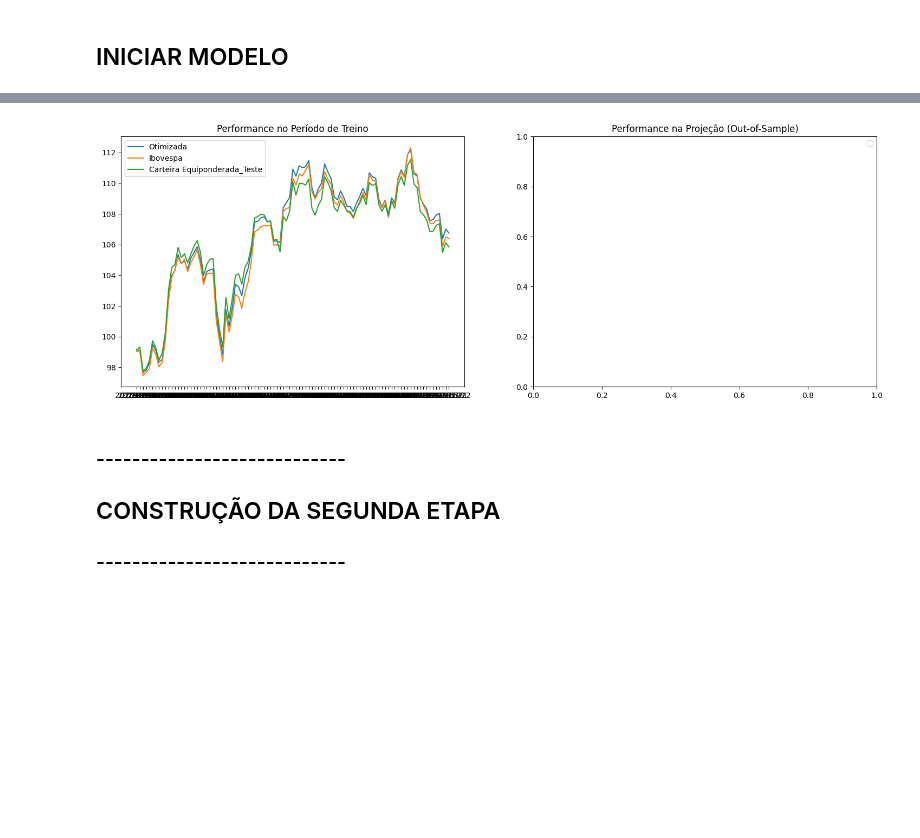
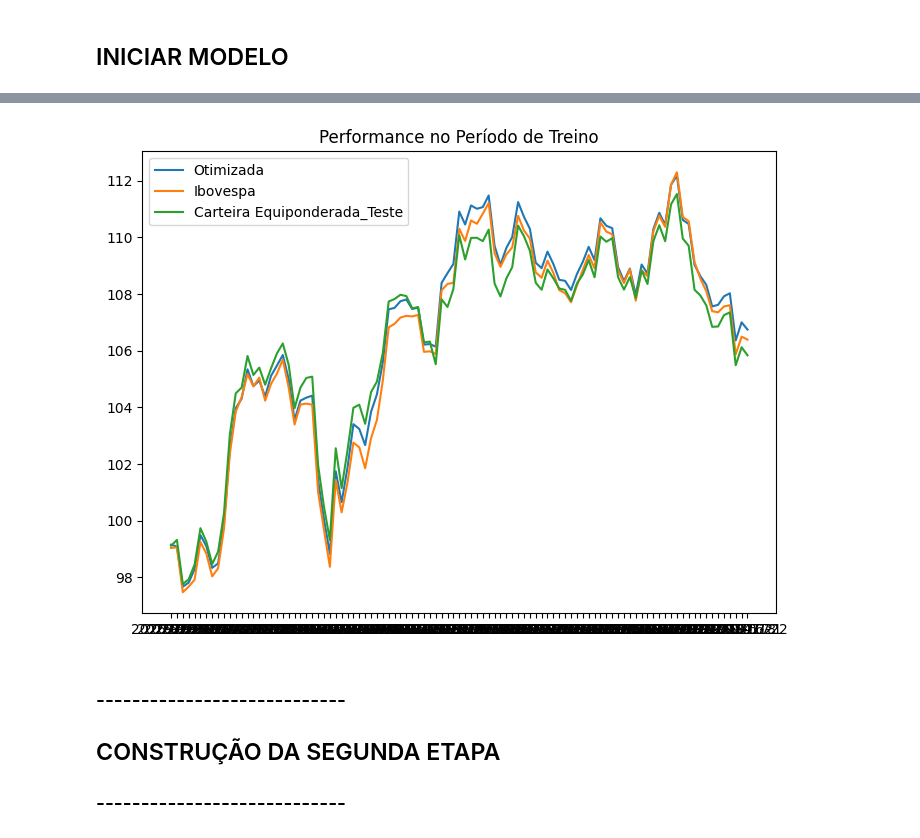
Before and after one commit to JoaoNogaroli/mestrado, a Jupyter notebook: modelo_otimizacao_robusta_duas_etapas_hierarquicas/app8_modelo_otimizacao_robusta_duas_etapas.ipynb, the cells around one changed output, grey strips where cells are left out. Cells and saved outputs as stored; diff of their text form; code cells hidden in the pictures; blank space fills up the shorter version.

```diff
--- a/modelo_otimizacao_robusta_duas_etapas_hierarquicas/app8_modelo_otimizacao_robusta_duas_etapas.ipynb
+++ b/modelo_otimizacao_robusta_duas_etapas_hierarquicas/app8_modelo_otimizacao_robusta_duas_etapas.ipynb
@@ -221,31 +223,20 @@ for numero in range(len(retornos_ativo_treino.columns)):
 final = pd.DataFrame(lsita_grande, columns=["peso_ativo","ativado"], index=retornos_ativo_treino.columns)
 print(final[final['ativado']==1])
 df_final = final[final['ativado']==1]
-# df_final.head()
 ativos_selecionados = df_final.index
 retornos_carteira= retornos_ativo_treino[ativos_selecionados]
-# retornos_carteira_projecao= retornos_ativo_projecao[ativos_selecionados]
 
 
 carteira_otimizada = (retornos_carteira*df_final['peso_ativo']).sum(axis=1)
 carteira_otimizada = 1 + carteira_otimizada
-#criar a carteira equiponderada, com pesos iguais
 
 carteira_equi = retornos_carteira.mean(axis=1)
 carteira_equi = 1 + carteira_equi
-# carteira_equi_projecao = retornos_carteira_projecao.mean(axis=1)
-# carteira_equi_projecao = 1 + carteira_equi_projecao
-
 
 # 3. Transformar em Retorno Acumulado (Base 100)
 acum_otimizado = (carteira_otimizada).cumprod() * 100
 acum_equi = (carteira_equi).cumprod() * 100
 acum_ibov = (1 + retornos_ibov_treino['IBOV']).cumprod() * 100
-
-# Use os pesos que você já encontrou no modelo
-# # carteira_projecao = (retornos_ativo_projecao[ativos_selecionados] * df_final["peso_ativo"]).sum(axis=1)
-# acum_projecao = (1 + carteira_projecao).cumprod() * 100
-# acum_equi_projecao = (carteira_equi_projecao).cumprod() * 100
 
 print(acum_otimizado[-1])
 print(acum_equi[-1])
@@ -265,13 +256,7 @@ plt.plot(acum_equi, label="Carteira Equiponderada_Teste")
 plt.title("Performance no Período de Treino")
 plt.legend()
 
-# Gráfico 2: Período de Projeção (Out-of-Sample)
-plt.subplot(1, 2, 2)
-# plt.plot(acum_projecao, label="Otimizada (Projeção)")
-# plt.plot((1 + retornos_ibov_projecao["IBOV"]).cumprod() * 100, label="Ibovespa (Projeção)")
-# plt.plot(acum_equi_projecao, label="Carteira Equiponderada_Projeção")
-plt.title("Performance na Projeção (Out-of-Sample)")
-plt.legend()
+
 
 plt.show()
 # %% [output]
@@ -293,6 +278,6 @@ RECV3.SA    0.032971      1.0
 105.84055633681272
 106.3946658199716
-[figure, old version]
+[figure, new version]
 # %% [markdown]
 ### ----------------------------
 
```
Also changed, not shown: parts of 10 cells of this notebook.
